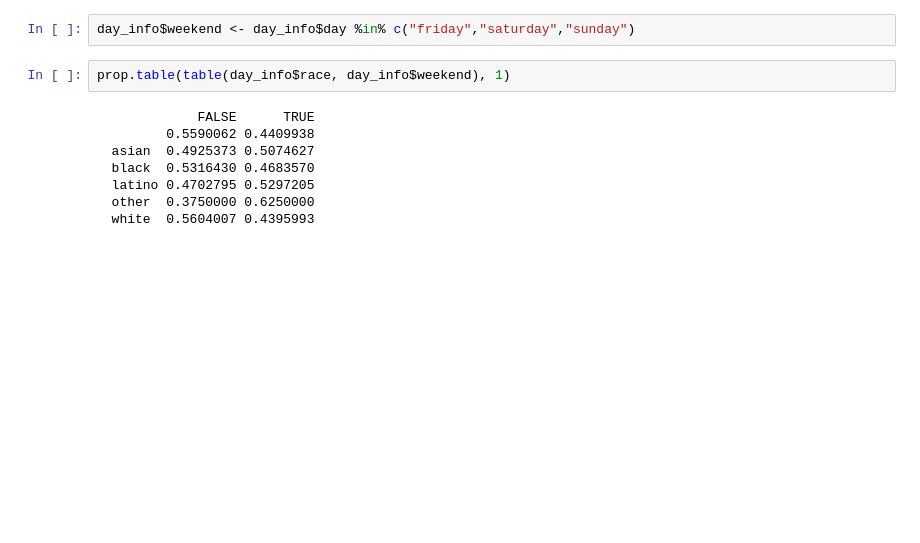
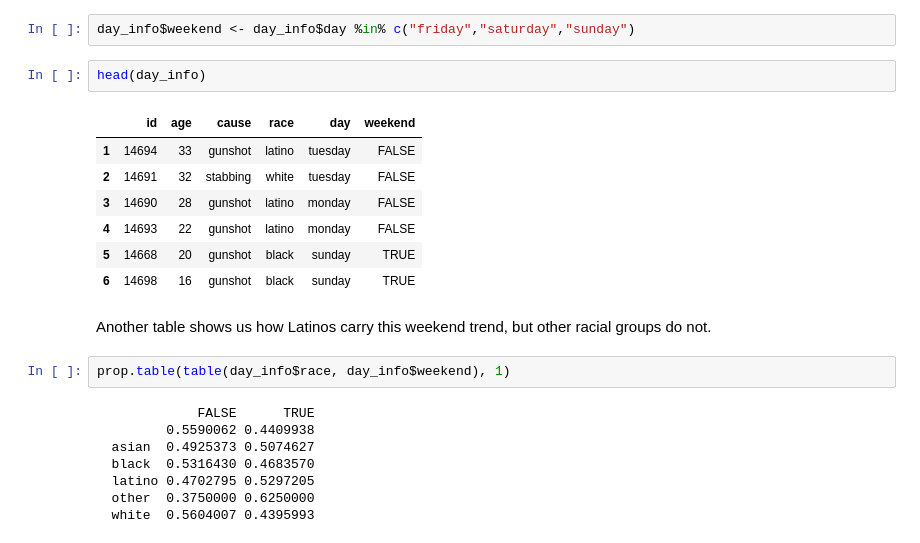
Before and after one commit to ryanvmenezes/notebooks, a Jupyter notebook: Homicides during the weekend.ipynb, the cells around one changed output. Drawn from its saved outputs; the diff is of its cells as text; blank space fills up the shorter version.

```diff
--- a/Homicides during the weekend.ipynb
+++ b/Homicides during the weekend.ipynb
@@ -89,5 +114,17 @@ labs(x = "day of week", y = "percent of homicides")
 # %%
 day_info$weekend <- day_info$day %in% c("friday","saturday","sunday")
+# %%
+head(day_info)
+# %% [output]
+|  | id | age | cause | race | day | weekend |
+| 1 | 14694 | 33 | gunshot | latino | tuesday | FALSE |
+| 2 | 14691 | 32 | stabbing | white | tuesday | FALSE |
+| 3 | 14690 | 28 | gunshot | latino | monday | FALSE |
+| 4 | 14693 | 22 | gunshot | latino | monday | FALSE |
+| 5 | 14668 | 20 | gunshot | black | sunday | TRUE |
+| 6 | 14698 | 16 | gunshot | black | sunday | TRUE |
+# %% [markdown]
+Another table shows us how Latinos carry this weekend trend, but other racial groups do not.
 # %%
 prop.table(table(day_info$race, day_info$weekend), 1)
 # %% [output]
```
Also changed, not shown: parts of 30 cells of this notebook.
